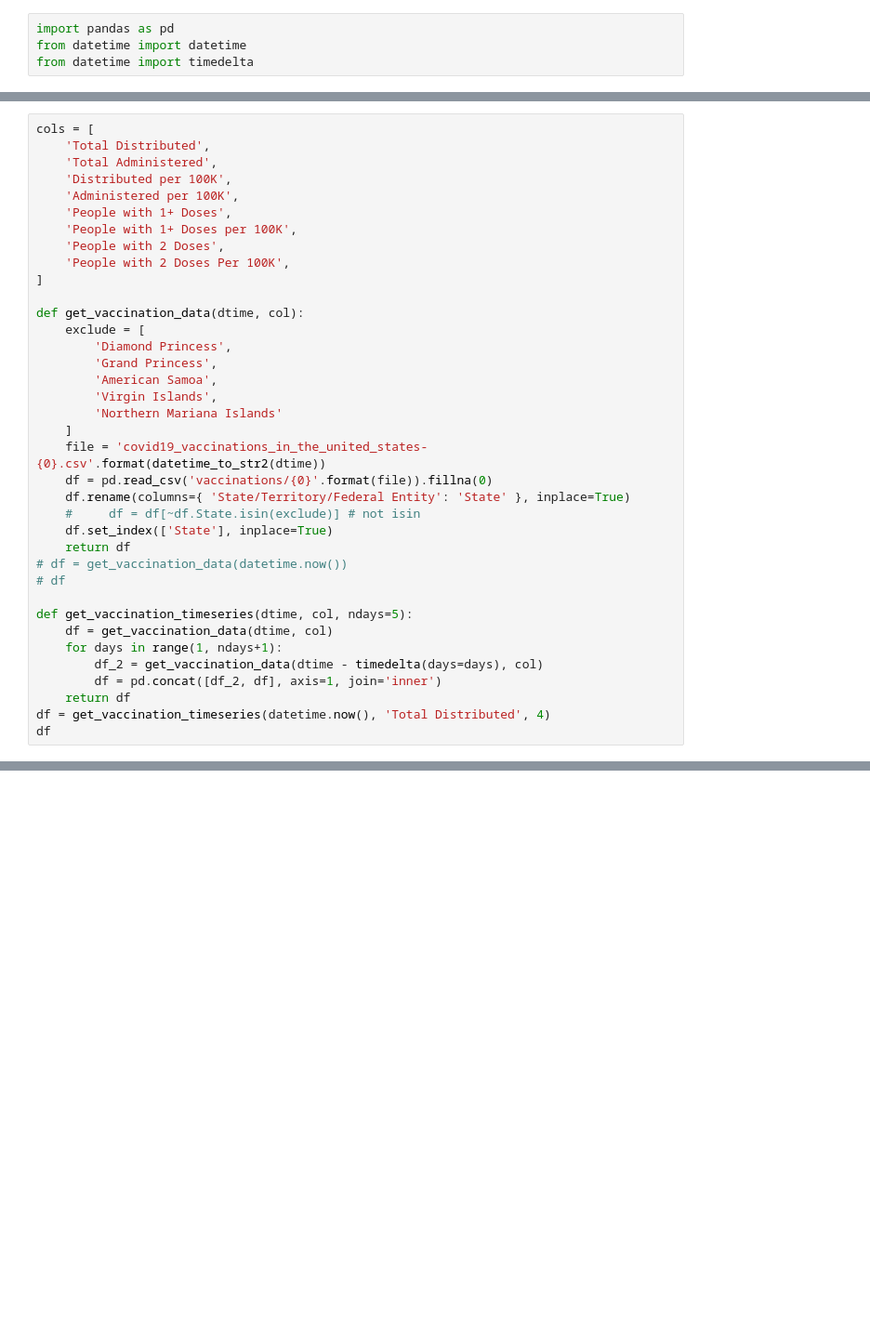
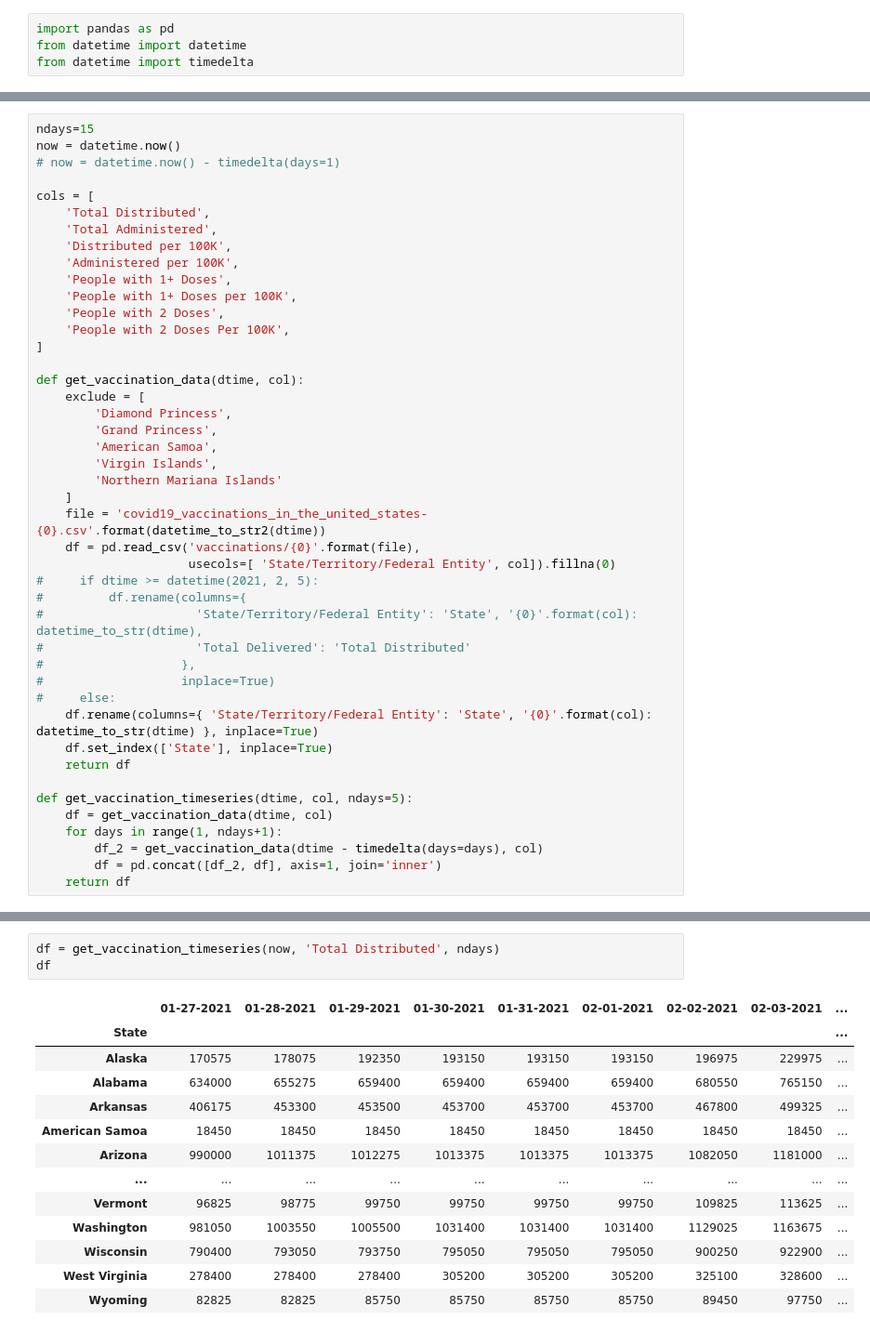
Before and after one commit to jmocay/Notebooks, a Jupyter notebook: covid19_vaccination.ipynb, the cells around one changed output, grey strips where cells are left out. Shown at 93% size. Cells and saved outputs as stored; diff of their text form; blank space fills up the shorter version.

Commit message:
02-10-2021 data

```diff
--- a/covid19_vaccination.ipynb
+++ b/covid19_vaccination.ipynb
@@ -14,4 +13,8 @@ def datetime_to_str2(dtime):
 # %%
+ndays=15
+now = datetime.now()
+# now = datetime.now() - timedelta(days=1)
+
 cols = [
     'Total Distributed',
     'Total Administered',
@@ -32,13 +35,18 @@ def get_vaccination_data(dtime, col):
         'Northern Mariana Islands'
     ]
     file = 'covid19_vaccinations_in_the_united_states-{0}.csv'.format(datetime_to_str2(dtime))
-    df = pd.read_csv('vaccinations/{0}'.format(file)).fillna(0)
-    df.rename(columns={ 'State/Territory/Federal Entity': 'State' }, inplace=True)
-    #     df = df[~df.State.isin(exclude)] # not isin
+    df = pd.read_csv('vaccinations/{0}'.format(file),
+                     usecols=[ 'State/Territory/Federal Entity', col]).fillna(0)
+#     if dtime >= datetime(2021, 2, 5):
+#         df.rename(columns={
+#                     'State/Territory/Federal Entity': 'State', '{0}'.format(col): datetime_to_str(dtime),
+#                     'Total Delivered': 'Total Distributed'
+#                   },
+#                   inplace=True)
+#     else:
+    df.rename(columns={ 'State/Territory/Federal Entity': 'State', '{0}'.format(col): datetime_to_str(dtime) }, inplace=True)
     df.set_index(['State'], inplace=True)
     return df
-# df = get_vaccination_data(datetime.now())
-# df
 
 def get_vaccination_timeseries(dtime, col, ndays=5):
     df = get_vaccination_data(dtime, col)
@@ -46,5 +54,3 @@ def get_vaccination_timeseries(dtime, col, ndays=5):
         df_2 = get_vaccination_data(dtime - timedelta(days=days), col)
         df = pd.concat([df_2, df], axis=1, join='inner')
     return df
-df = get_vaccination_timeseries(datetime.now(), 'Total Distributed', 4)
-df
@@ -65,0 +75,17 @@ df
+# %%
+df = get_vaccination_timeseries(now, 'Total Distributed', ndays)
+df
+# %% [output]
+|  | 01-27-2021 | 01-28-2021 | 01-29-2021 | 01-30-2021 | 01-31-2021 | 02-01-2021 | 02-02-2021 | 02-03-2021 | ... |
+| State |  |  |  |  |  |  |  |  | ... |
+| Alaska | 170575 | 178075 | 192350 | 193150 | 193150 | 193150 | 196975 | 229975 | ... |
+| Alabama | 634000 | 655275 | 659400 | 659400 | 659400 | 659400 | 680550 | 765150 | ... |
+| Arkansas | 406175 | 453300 | 453500 | 453700 | 453700 | 453700 | 467800 | 499325 | ... |
+| American Samoa | 18450 | 18450 | 18450 | 18450 | 18450 | 18450 | 18450 | 18450 | ... |
+| Arizona | 990000 | 1011375 | 1012275 | 1013375 | 1013375 | 1013375 | 1082050 | 1181000 | ... |
+| ... | ... | ... | ... | ... | ... | ... | ... | ... | ... |
+| Vermont | 96825 | 98775 | 99750 | 99750 | 99750 | 99750 | 109825 | 113625 | ... |
+| Washington | 981050 | 1003550 | 1005500 | 1031400 | 1031400 | 1031400 | 1129025 | 1163675 | ... |
+| Wisconsin | 790400 | 793050 | 793750 | 795050 | 795050 | 795050 | 900250 | 922900 | ... |
+| West Virginia | 278400 | 278400 | 278400 | 305200 | 305200 | 305200 | 325100 | 328600 | ... |
+| Wyoming | 82825 | 82825 | 85750 | 85750 | 85750 | 85750 | 89450 | 97750 | ... |
```
Also changed, not shown: parts of 15 cells of this notebook, 10 other files.
